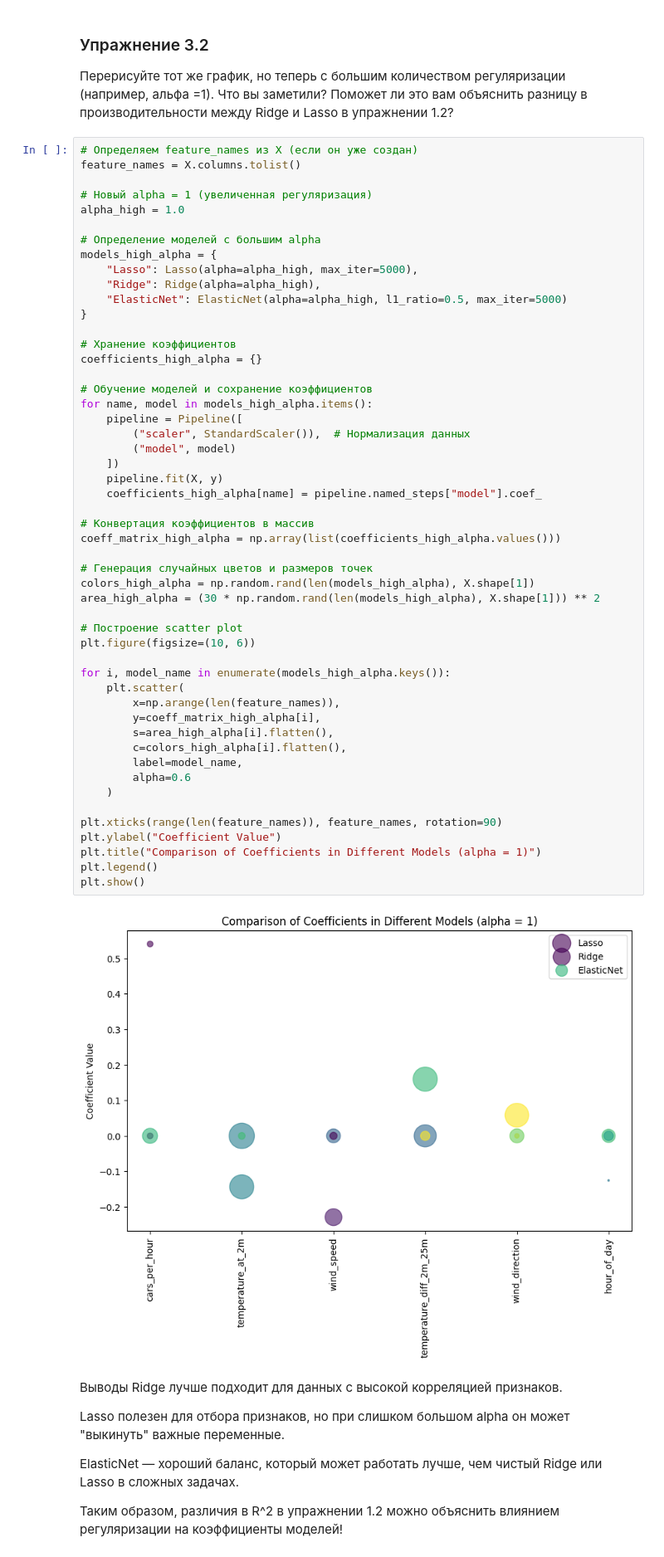
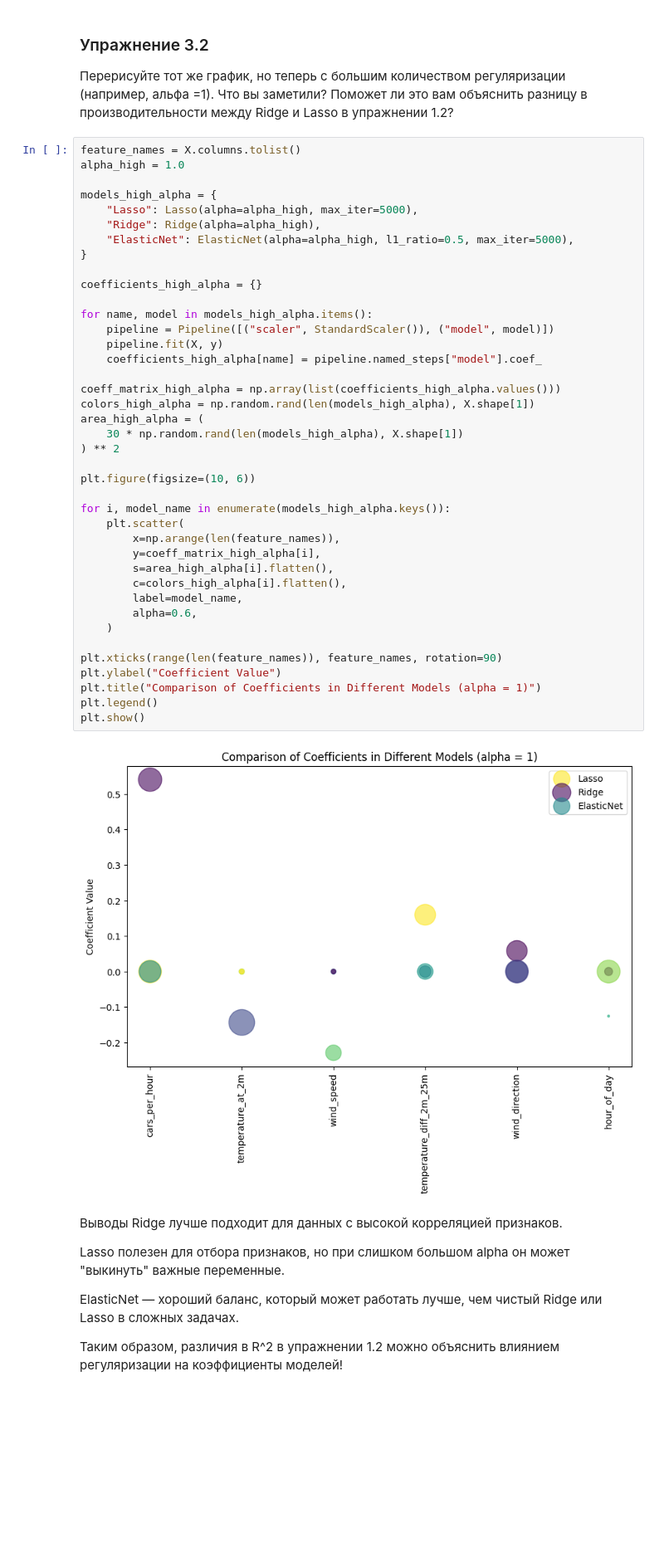
Before and after one commit to progmat64/AI-Systems-Labs, a Jupyter notebook: Lab 1a - Linear Models for Regression.ipynb, the cells around one changed output. Shown at 83% size. Cells and saved outputs as stored; diff of their text form; blank space fills up the shorter version.

```diff
--- a/Lab 1a - Linear Models for Regression.ipynb
+++ b/Lab 1a - Linear Models for Regression.ipynb
@@ -411,58 +450,47 @@ plt.show()
 ### Упражнение 3.2
 Перерисуйте тот же график, но теперь с большим количеством регуляризации (например, альфа =1). Что вы заметили? Поможет ли это вам объяснить разницу в производительности между Ridge и Lasso в упражнении 1.2?
 # %%
-# Определяем feature_names из X (если он уже создан)
 feature_names = X.columns.tolist()
-
-# Новый alpha = 1 (увеличенная регуляризация)
 alpha_high = 1.0
 
-# Определение моделей с большим alpha
 models_high_alpha = {
     "Lasso": Lasso(alpha=alpha_high, max_iter=5000),
     "Ridge": Ridge(alpha=alpha_high),
-    "ElasticNet": ElasticNet(alpha=alpha_high, l1_ratio=0.5, max_iter=5000)
+    "ElasticNet": ElasticNet(alpha=alpha_high, l1_ratio=0.5, max_iter=5000),
 }
 
-# Хранение коэффициентов
 coefficients_high_alpha = {}
 
-# Обучение моделей и сохранение коэффициентов
 for name, model in models_high_alpha.items():
-    pipeline = Pipeline([
-        ("scaler", StandardScaler()),  # Нормализация данных
-        ("model", model)
-    ])
+    pipeline = Pipeline([("scaler", StandardScaler()), ("model", model)])
     pipeline.fit(X, y)
     coefficients_high_alpha[name] = pipeline.named_steps["model"].coef_
 
-# Конвертация коэффициентов в массив
 coeff_matrix_high_alpha = np.array(list(coefficients_high_alpha.values()))
+colors_high_alpha = np.random.rand(len(models_high_alpha), X.shape[1])
+area_high_alpha = (
+    30 * np.random.rand(len(models_high_alpha), X.shape[1])
+) ** 2
 
-# Генерация случайных цветов и размеров точек
-colors_high_alpha = np.random.rand(len(models_high_alpha), X.shape[1])
-area_high_alpha = (30 * np.random.rand(len(models_high_alpha), X.shape[1])) ** 2
-
-# Построение scatter plot
 plt.figure(figsize=(10, 6))
 
 for i, model_name in enumerate(models_high_alpha.keys()):
     plt.scatter(
         x=np.arange(len(feature_names)),
         y=coeff_matrix_high_alpha[i],
         s=area_high_alpha[i].flatten(),
         c=colors_high_alpha[i].flatten(),
         label=model_name,
-        alpha=0.6
+        alpha=0.6,
     )
 
 plt.xticks(range(len(feature_names)), feature_names, rotation=90)
 plt.ylabel("Coefficient Value")
 plt.title("Comparison of Coefficients in Different Models (alpha = 1)")
 plt.legend()
 plt.show()
 # %% [output]
-[figure, old version]
+[figure, new version]
 # %% [markdown]
 Выводы
 Ridge лучше подходит для данных с высокой корреляцией признаков.
```
Also changed, not shown: parts of 10 cells of this notebook, 4 other files.
